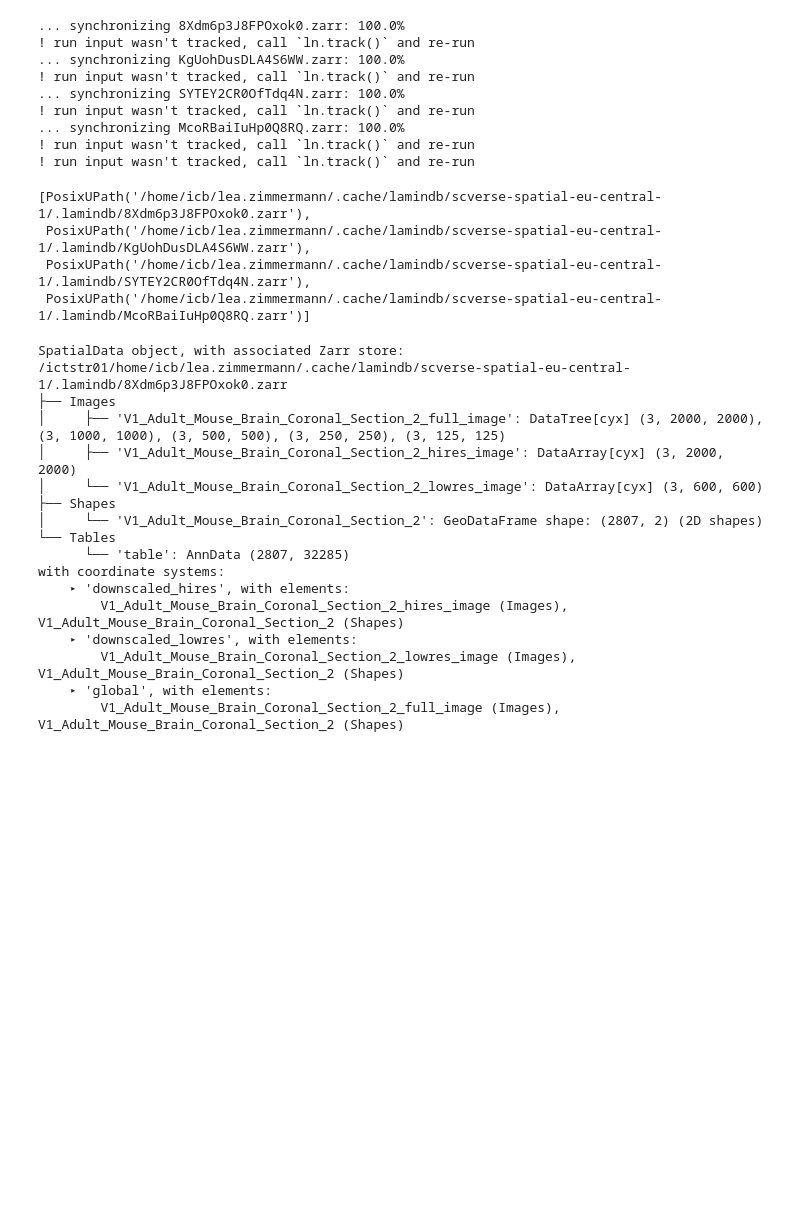
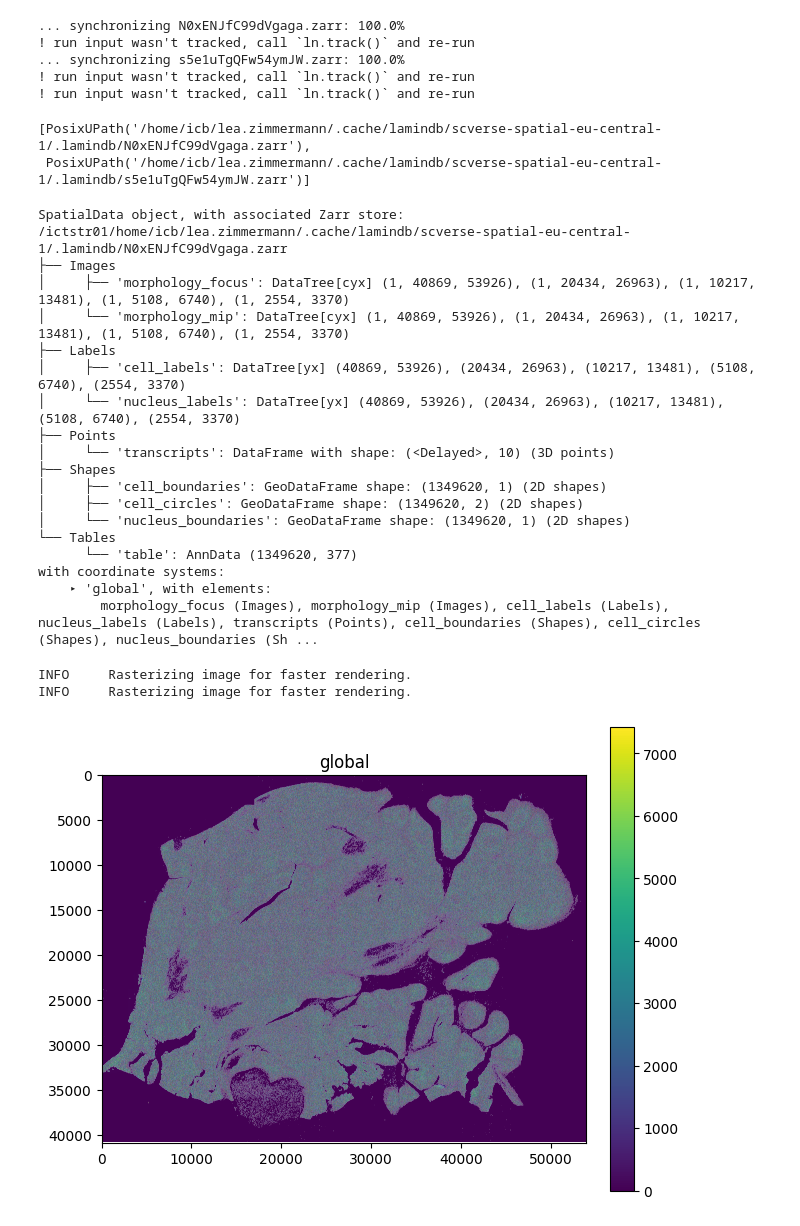
Before and after one commit to theislab/spatialdata-db, a Jupyter notebook: docs/notebooks/query_collections.ipynb, the cells around one changed output. Saved outputs shown, nothing was run; the diff lists cells and outputs as text; code cells hidden in the pictures; blank space fills up the shorter version.

Commit message:
docs: query collections

```diff
--- a/docs/notebooks/query_collections.ipynb
+++ b/docs/notebooks/query_collections.ipynb
@@ -13,38 +49,45 @@ mouse_collection = ln.Collection.get("kUdxIb1DIoWmufkF0000")
 # %%
-mouse_collection.cache()
+human_hyperplasia.cache()
 # %% [output]
-... synchronizing 8Xdm6p3J8FPOxok0.zarr: 100.0%
+... synchronizing N0xENJfC99dVgaga.zarr: 100.0%
 ! run input wasn't tracked, call `ln.track()` and re-run
-... synchronizing KgUohDusDLA4S6WW.zarr: 100.0%
-! run input wasn't tracked, call `ln.track()` and re-run
-... synchronizing SYTEY2CR0OfTdq4N.zarr: 100.0%
-! run input wasn't tracked, call `ln.track()` and re-run
-... synchronizing McoRBaiIuHp0Q8RQ.zarr: 100.0%
+... synchronizing s5e1uTgQFw54ymJW.zarr: 100.0%
 ! run input wasn't tracked, call `ln.track()` and re-run
 ! run input wasn't tracked, call `ln.track()` and re-run
-[PosixUPath('/home/icb/lea.zimmermann/.cache/lamindb/scverse-spatial-eu-central-1/.lamindb/8Xdm6p3J8FPOxok0.zarr'),
- PosixUPath('/home/icb/lea.zimmermann/.cache/lamindb/scverse-spatial-eu-central-1/.lamindb/KgUohDusDLA4S6WW.zarr'),
- PosixUPath('/home/icb/lea.zimmermann/.cache/lamindb/scverse-spatial-eu-central-1/.lamindb/SYTEY2CR0OfTdq4N.zarr'),
- PosixUPath('/home/icb/lea.zimmermann/.cache/lamindb/scverse-spatial-eu-central-1/.lamindb/McoRBaiIuHp0Q8RQ.zarr')]
+[PosixUPath('/home/icb/lea.zimmermann/.cache/lamindb/scverse-spatial-eu-central-1/.lamindb/N0xENJfC99dVgaga.zarr'),
+ PosixUPath('/home/icb/lea.zimmermann/.cache/lamindb/scverse-spatial-eu-central-1/.lamindb/s5e1uTgQFw54ymJW.zarr')]
 # %%
-sdata2 = sd.read_zarr(
-    "/home/icb/lea.zimmermann/.cache/lamindb/scverse-spatial-eu-central-1/.lamindb/8Xdm6p3J8FPOxok0.zarr"
+sdata = sd.read_zarr(
+    "/home/icb/lea.zimmermann/.cache/lamindb/scverse-spatial-eu-central-1/.lamindb/N0xENJfC99dVgaga.zarr"
 )
-sdata2
+sdata
 # %% [output]
-SpatialData object, with associated Zarr store: /ictstr01/home/icb/lea.zimmermann/.cache/lamindb/scverse-spatial-eu-central-1/.lamindb/8Xdm6p3J8FPOxok0.zarr
+SpatialData object, with associated Zarr store: /ictstr01/home/icb/lea.zimmermann/.cache/lamindb/scverse-spatial-eu-central-1/.lamindb/N0xENJfC99dVgaga.zarr
 ├── Images
-│     ├── 'V1_Adult_Mouse_Brain_Coronal_Section_2_full_image': DataTree[cyx] (3, 2000, 2000), (3, 1000, 1000), (3, 500, 500), (3, 250, 250), (3, 125, 125)
-│     ├── 'V1_Adult_Mouse_Brain_Coronal_Section_2_hires_image': DataArray[cyx] (3, 2000, 2000)
-│     └── 'V1_Adult_Mouse_Brain_Coronal_Section_2_lowres_image': DataArray[cyx] (3, 600, 600)
+│     ├── 'morphology_focus': DataTree[cyx] (1, 40869, 53926), (1, 20434, 26963), (1, 10217, 13481), (1, 5108, 6740), (1, 2554, 3370)
+│     └── 'morphology_mip': DataTree[cyx] (1, 40869, 53926), (1, 20434, 26963), (1, 10217, 13481), (1, 5108, 6740), (1, 2554, 3370)
+├── Labels
+│     ├── 'cell_labels': DataTree[yx] (40869, 53926), (20434, 26963), (10217, 13481), (5108, 6740), (2554, 3370)
+│     └── 'nucleus_labels': DataTree[yx] (40869, 53926), (20434, 26963), (10217, 13481), (5108, 6740), (2554, 3370)
+├── Points
+│     └── 'transcripts': DataFrame with shape: (<Delayed>, 10) (3D points)
 ├── Shapes
-│     └── 'V1_Adult_Mouse_Brain_Coronal_Section_2': GeoDataFrame shape: (2807, 2) (2D shapes)
+│     ├── 'cell_boundaries': GeoDataFrame shape: (1349620, 1) (2D shapes)
+│     ├── 'cell_circles': GeoDataFrame shape: (1349620, 2) (2D shapes)
+│     └── 'nucleus_boundaries': GeoDataFrame shape: (1349620, 1) (2D shapes)
 └── Tables
-      └── 'table': AnnData (2807, 32285)
+      └── 'table': AnnData (1349620, 377)
 with coordinate systems:
-    ▸ 'downscaled_hires', with elements:
-        V1_Adult_Mouse_Brain_Coronal_Section_2_hires_image (Images), V1_Adult_Mouse_Brain_Coronal_Section_2 (Shapes)
-    ▸ 'downscaled_lowres', with elements:
-        V1_Adult_Mouse_Brain_Coronal_Section_2_lowres_image (Images), V1_Adult_Mouse_Brain_Coronal_Section_2 (Shapes)
     ▸ 'global', with elements:
-        V1_Adult_Mouse_Brain_Coronal_Section_2_full_image (Images), V1_Adult_Mouse_Brain_Coronal_Section_2 (Shapes)
+        morphology_focus (Images), morphology_mip (Images), cell_labels (Labels), nucleus_labels (Labels), transcripts (Points), cell_boundaries (Shapes), cell_circles (Shapes), nucleus_boundaries (Sh ...
+# %%
+(
+    sdata
+    .pl.render_images(elements="morphology_focus")
+    .pl.render_labels(elements="nucleus_labels")
+    .pl.show("global")
+)
+# %% [output]
+INFO     Rasterizing image for faster rendering.
+INFO     Rasterizing image for faster rendering.
+[figure, added]
```
Also changed, not shown: parts of 6 cells of this notebook.
